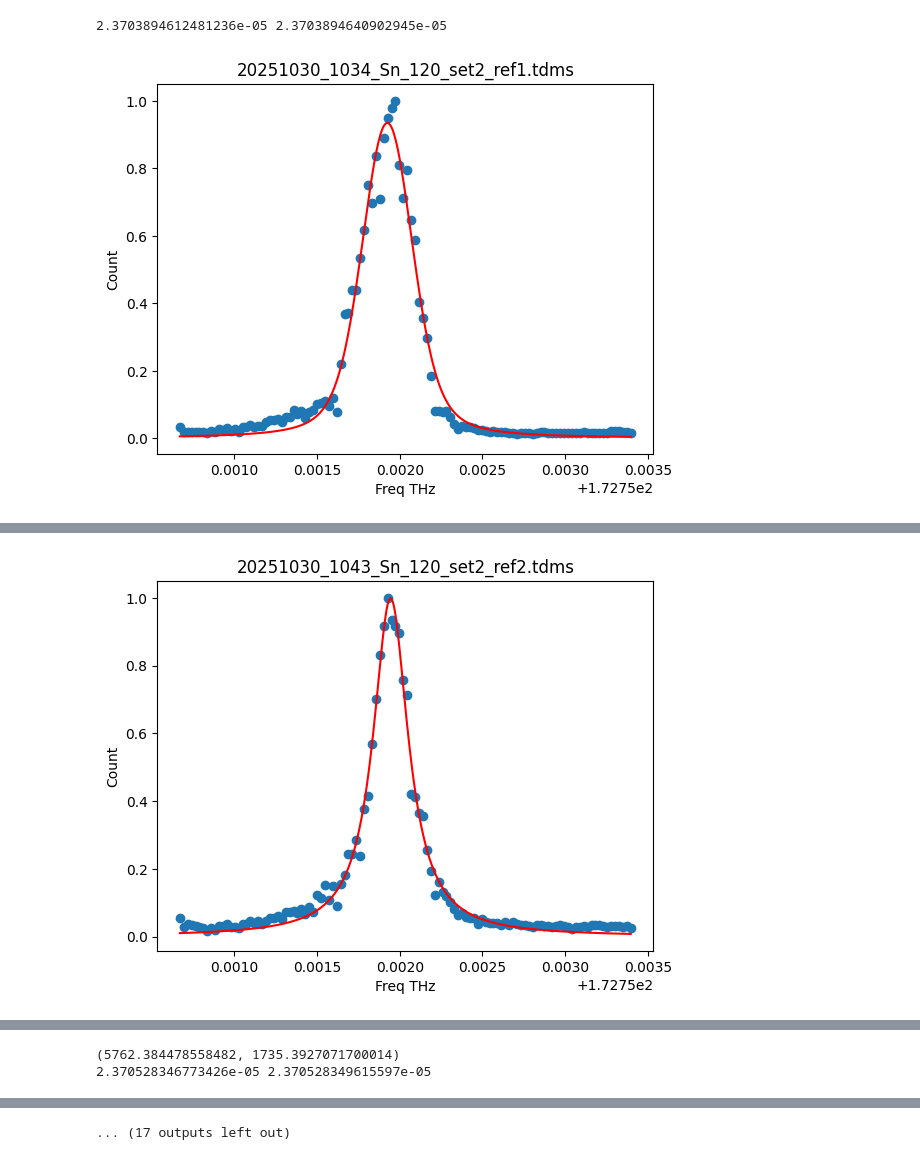
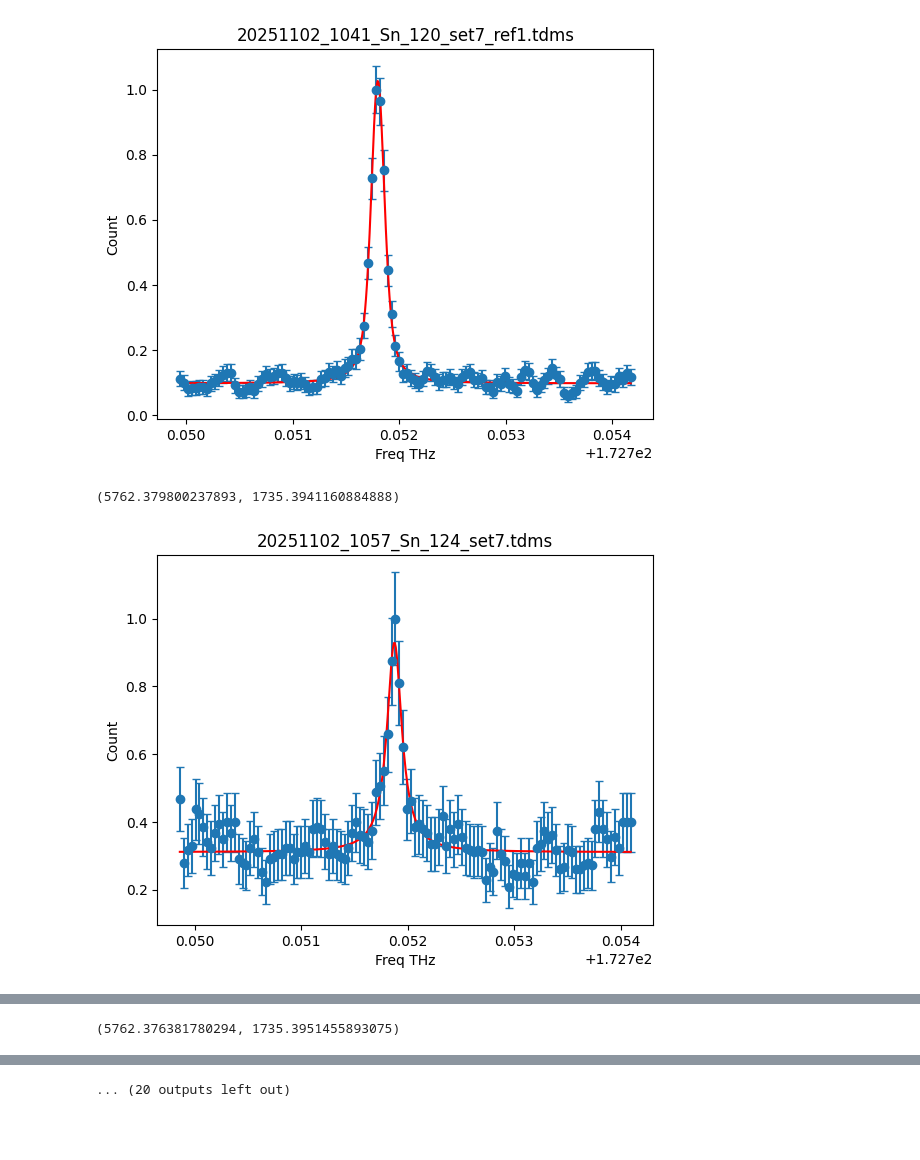
Before and after one commit to miranda-nichols/Sn2025, a Jupyter notebook: Sn2025analysis.ipynb, the cells around one changed output, grey strips where cells are left out. Saved outputs shown, nothing was run; the diff lists cells and outputs as text; code cells hidden in the pictures; blank space fills up the shorter version.

Commit message:
checkpoint working on fitting

```diff
--- a/Sn2025analysis.ipynb
+++ b/Sn2025analysis.ipynb
@@ -10,9 +10,8 @@ from scipy.optimize import curve_fit
 from scipy.special import voigt_profile
 from scipy.constants import c
 # %%
-def voigt(x, amplitude, center, g_width, l_width):
-    basic_voigt = amplitude * voigt_profile(x - center, g_width, l_width)
-    return basic_voigt
+def voigt(x, amplitude, center, g_width, l_width, c0):
+    return amplitude * voigt_profile(x - center, g_width, l_width) + c0
 # %%
 def thz_conv(thz):
     c_cm_s = c * 100  # Convert to cm/s
@@ -28,6 +27,8 @@ def get_scatter_plot(df, file):
     x = df['Bin center'].to_numpy()
     y = df['Count'].to_numpy()
     max_counts = df['Count'].max()
+    y_norm = y/max_counts
+    yerr_norm = np.sqrt(y) / max_counts
 
     # fitting
     x_fit = np.linspace(np.min(x), np.max(x), 500)
@@ -35,13 +36,14 @@ def get_scatter_plot(df, file):
     center = x[np.argmax(y)]
     g_width = 200E-6 / (2 * np.sqrt(2 * np.log(2)))
     l_width = g_width / 2  # Start with l_width smaller than g_width
+    c0 = np.median(y[:10]) # bkg or offset for sigma fitting
 
     popt, pcov = curve_fit(voigt, x, y,
-                        p0=[amplitude, center, g_width, l_width])
+                        p0=[amplitude, center, g_width, l_width, c0], sigma = np.sqrt(y), absolute_sigma=True)
     y_fit = voigt(x_fit, *popt)
 
     # plt binned counts
-    plt.scatter(x,y/max_counts, label = file)
+    plt.errorbar(x,y_norm, yerr=yerr_norm, fmt='o', capsize=3, label = file)
     plt.plot(x_fit, y_fit/max_counts, color='red')
     plt.xlabel('Freq THz')
     plt.ylabel('Count')
@@ -51,9 +53,10 @@ def get_scatter_plot(df, file):
     peak_cm1 = thz_conv(popt[1])
     print(peak_cm1)
 # %%
-folder_path = Path('./data/Set2')
+folder_path = Path('./data/Set7')
 for scaled_df, filename, isotope in process_data_2025.main(folder_path):
     get_scatter_plot(scaled_df, filename)
 # %% [output]
+[figure, new version]
-2.3703894612481236e-05 2.3703894640902945e-05
+(5762.379800237893, 1735.3941160884888)
-[figure, old version]
+[figure, new version]
@@ -62 +63,0 @@ for scaled_df, filename, isotope in process_data_2025.main(folder_path):
-[figure, old version]
@@ -72,2 +71 @@ for scaled_df, filename, isotope in process_data_2025.main(folder_path):
-(5762.384478558482, 1735.3927071700014)
-2.370528346773426e-05 2.370528349615597e-05
+(5762.376381780294, 1735.3951455893075)
@@ -75 +72 @@ for scaled_df, filename, isotope in process_data_2025.main(folder_path):
-... (17 outputs left out)
+... (20 outputs left out)
```
Also changed, not shown: parts of 1 cell of this notebook, 1 other file.
